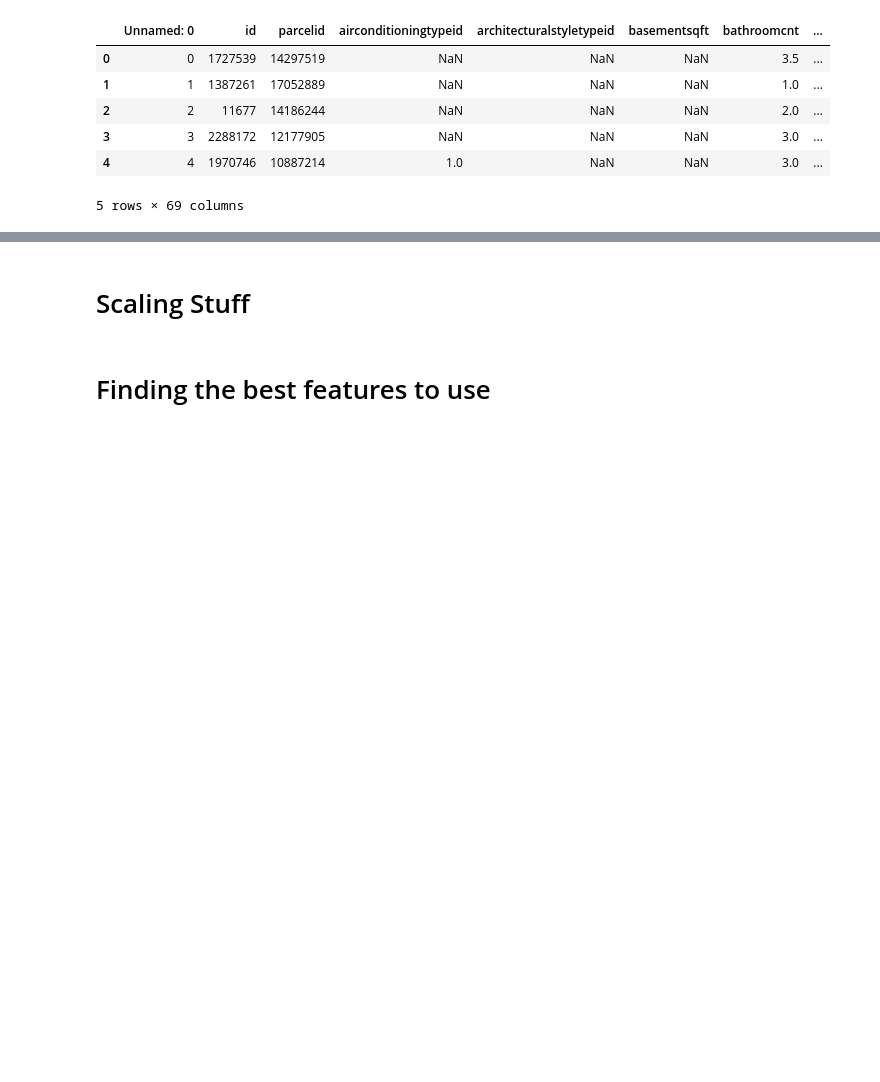
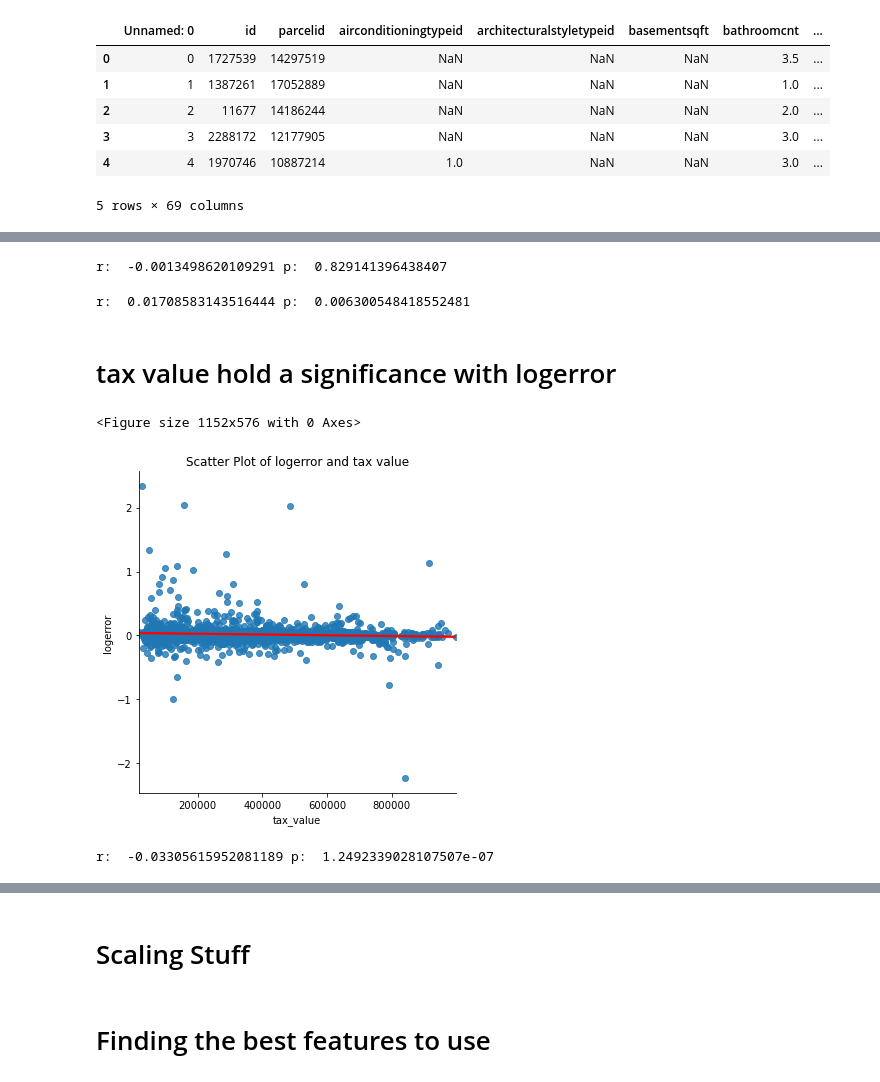
Before and after one commit to TeamOneCluster/ClusterProject, a Jupyter notebook: modeling_PJ.ipynb, the cells around one changed output, grey strips where cells are left out. Drawn from its saved outputs; the diff is of its cells as text; code cells hidden in the pictures; blank space fills up the shorter version.

```diff
--- a/modeling_PJ.ipynb
+++ b/modeling_PJ.ipynb
@@ -199,0 +251,34 @@ partitions = split(zillow_df, target_var = 'logerror')
+# %%
+test_results = stats.pearsonr(train.logerror, train.acres_bin)
+r, p = test_results
+print("r: ", r, "p: ", p)
+# %% [output]
+r:  -0.0013498620109291 p:  0.829141396438407
+# %%
+test_results = stats.pearsonr(train.logerror, train.area)
+r, p = test_results
+print("r: ", r, "p: ", p)
+# %% [output]
+r:  0.01708583143516444 p:  0.006300548418552481
+# %% [markdown]
+# tax value hold a significance with logerror
+# %%
+#sns.scatterplot(x= train.tax_value, y= train.logerror)
+# population_logerror_mean = train.logerror.mean()
+#plt.axhline(population_logerror_mean)
+#plt.show()
+
+
+plt.figure(figsize=(16,8))
+sns.lmplot(data = train.sample(2000), x = 'tax_value', y = 'logerror',line_kws={'color': 'red'})
+plt.title("Scatter Plot of logerror and tax value")
+plt.show()
+# %% [output]
+<Figure size 1152x576 with 0 Axes>
+[figure, added]
+# %%
+test_results = stats.pearsonr(train.logerror, train.tax_value)
+r, p = test_results
+print("r: ", r, "p: ", p)
+# %% [output]
+r:  -0.03305615952081189 p:  1.2492339028107507e-07
```
Also changed, not shown: parts of 19 cells of this notebook, 2 other files.
